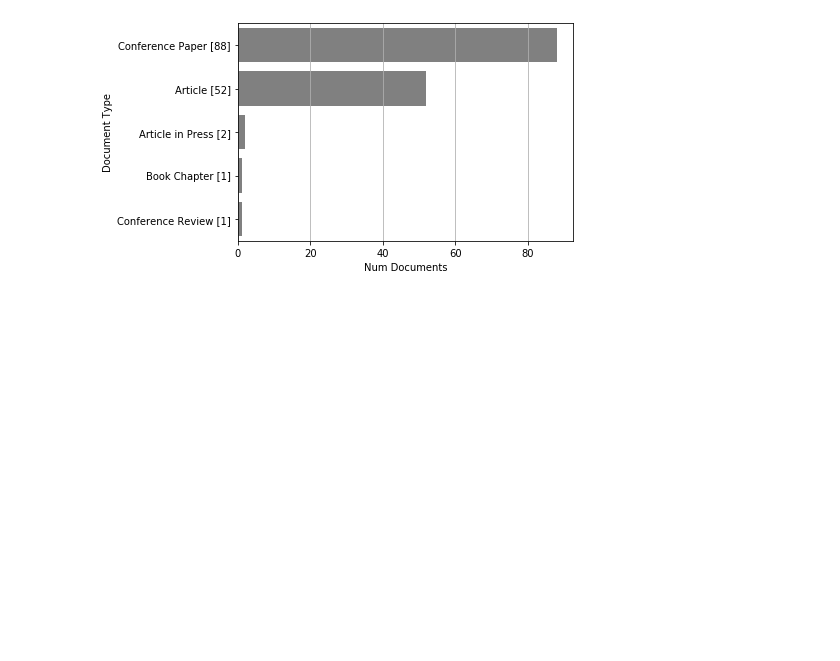
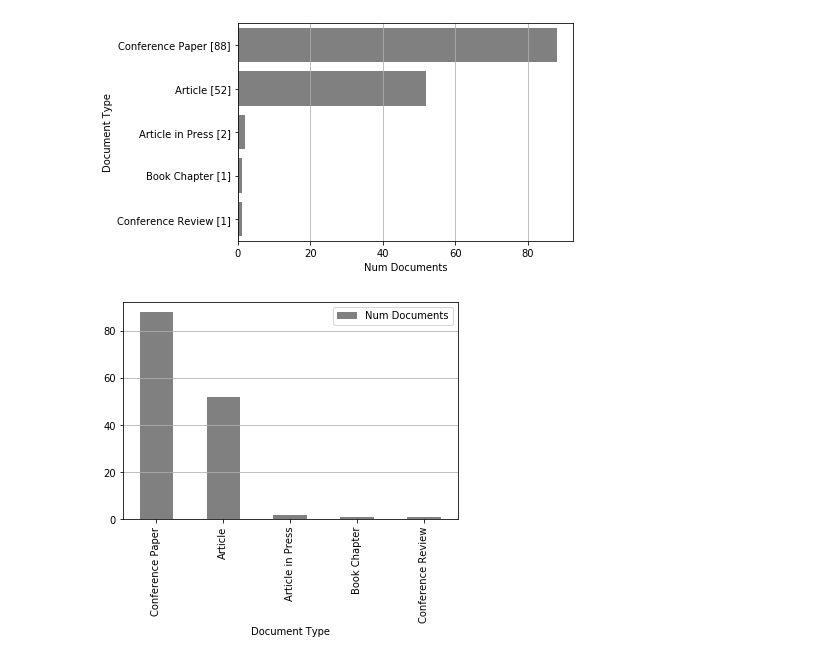
Before and after one commit to jdvelasq/techminer-old-deprecated, a Jupyter notebook: guide/tutorial/11-documents-by-terms.ipynb, the cells around one changed output. Drawn from its saved outputs; the diff is of its cells as text; code cells hidden in the pictures; blank space fills up the shorter version.

```diff
--- a/guide/tutorial/11-documents-by-terms.ipynb
+++ b/guide/tutorial/11-documents-by-terms.ipynb
@@ -38,3 +38,7 @@ rdf.documents_by_terms('Document Type').barhplot('altair')
 rdf.documents_by_terms('Document Type').barhplot('seaborn')
 # %% [output]
 [figure]
+# %%
+rdf.documents_by_terms('Document Type').barplot();
+# %% [output]
+[figure, added]
```
Also changed, not shown: parts of 2 cells of this notebook, 2 other files.
